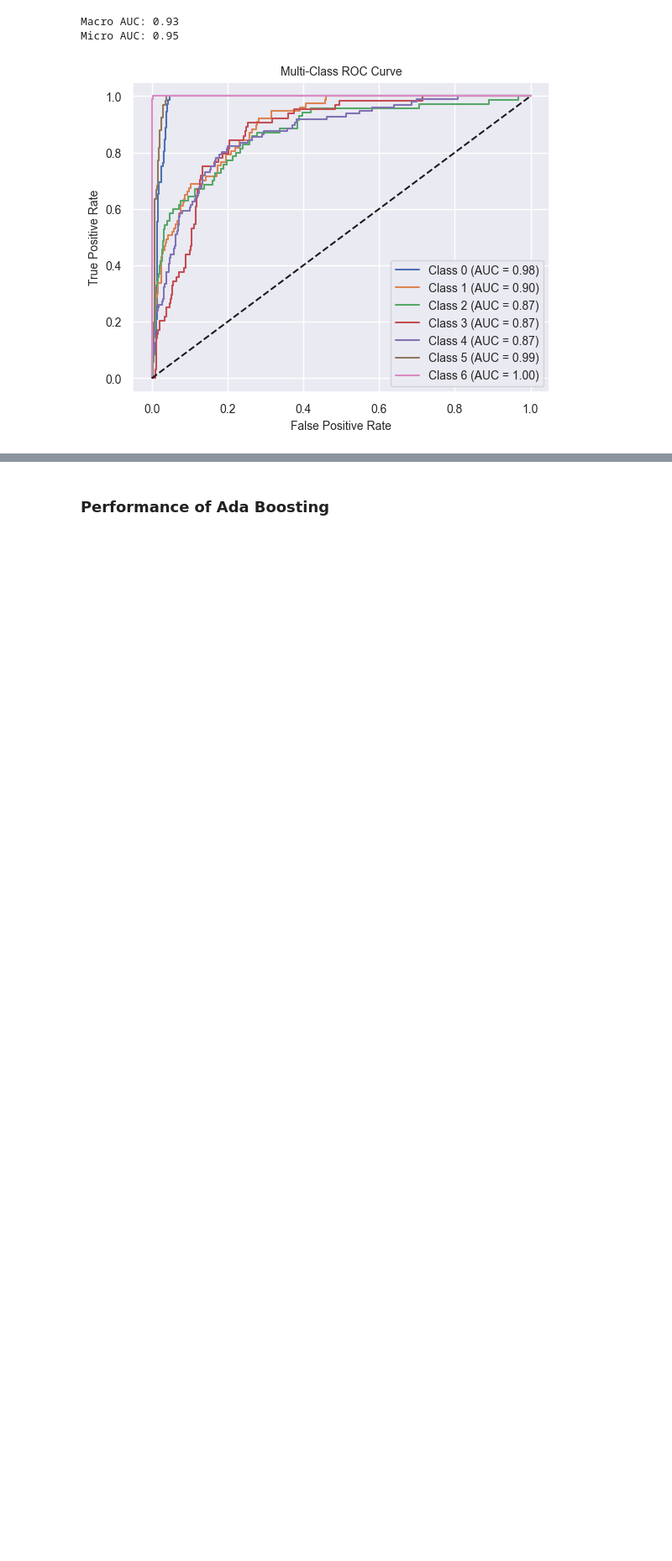
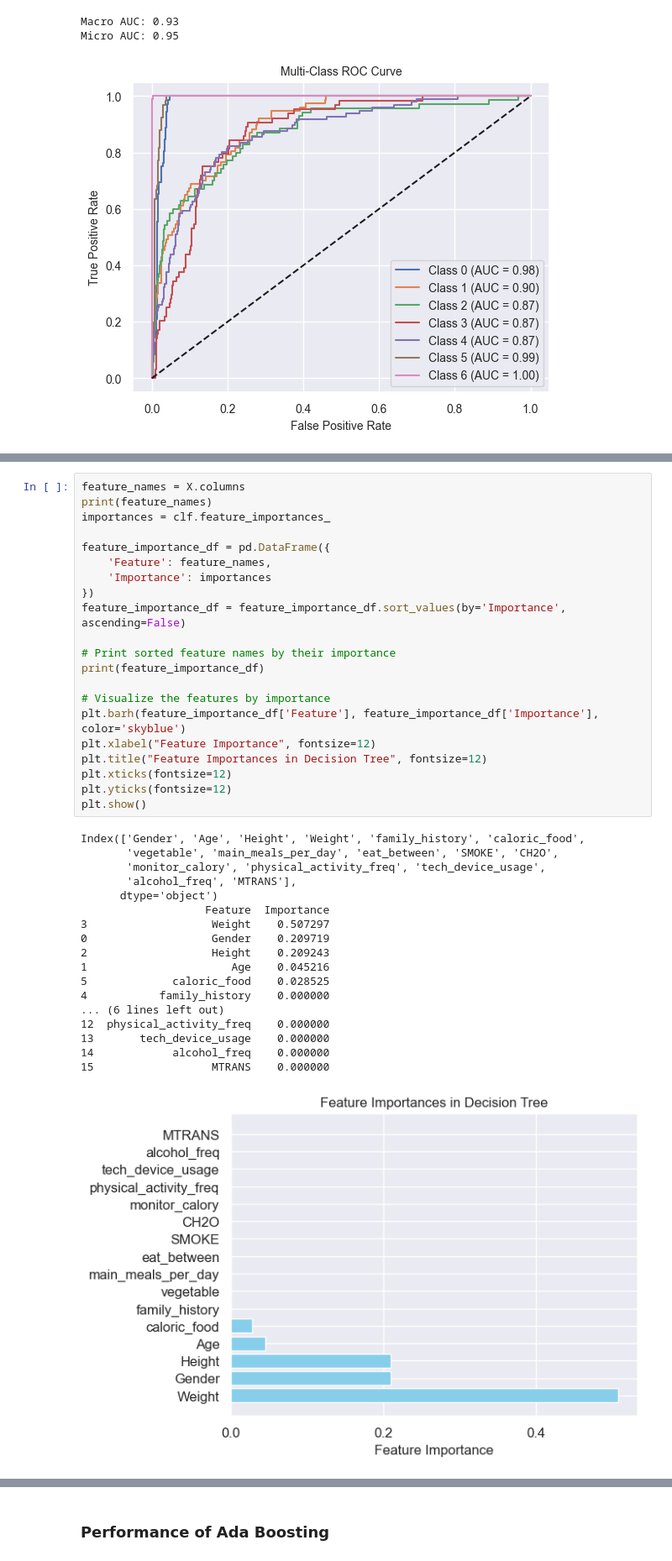
Before and after one commit to nchen/ml1-work, a Jupyter notebook: ml1-final.ipynb, the cells around one changed output, grey strips where cells are left out. Shown at 84% size. Saved outputs shown, nothing was run; the diff lists cells and outputs as text; blank space fills up the shorter version.

```diff
--- a/ml1-final.ipynb
+++ b/ml1-final.ipynb
@@ -265,3 +346,43 @@ print('Recall: ', recall)
 Precision:  0.826380596182603
 Recall:  0.8200757575757576
+# %%
+feature_names = X.columns
+print(feature_names)
+importances = clf.feature_importances_
+
+feature_importance_df = pd.DataFrame({
+    'Feature': feature_names,
+    'Importance': importances
+})
+feature_importance_df = feature_importance_df.sort_values(by='Importance', ascending=False)
+
+# Print sorted feature names by their importance
+print(feature_importance_df)
+
+# Visualize the features by importance
+plt.barh(feature_importance_df['Feature'], feature_importance_df['Importance'], color='skyblue')
+plt.xlabel("Feature Importance", fontsize=12)
+plt.title("Feature Importances in Decision Tree", fontsize=12)
+plt.xticks(fontsize=12)
+plt.yticks(fontsize=12)
+plt.show()
+# %% [output]
+Index(['Gender', 'Age', 'Height', 'Weight', 'family_history', 'caloric_food',
+       'vegetable', 'main_meals_per_day', 'eat_between', 'SMOKE', 'CH2O',
+       'monitor_calory', 'physical_activity_freq', 'tech_device_usage',
+       'alcohol_freq', 'MTRANS'],
+      dtype='object')
+                   Feature  Importance
+3                   Weight    0.507297
+0                   Gender    0.209719
+2                   Height    0.209243
+1                      Age    0.045216
+5             caloric_food    0.028525
+4           family_history    0.000000
+... (6 lines left out)
+12  physical_activity_freq    0.000000
+13       tech_device_usage    0.000000
+14            alcohol_freq    0.000000
+15                  MTRANS    0.000000
+[figure, added]
 # %% [markdown]
```
Also changed, not shown: parts of 34 cells of this notebook.
